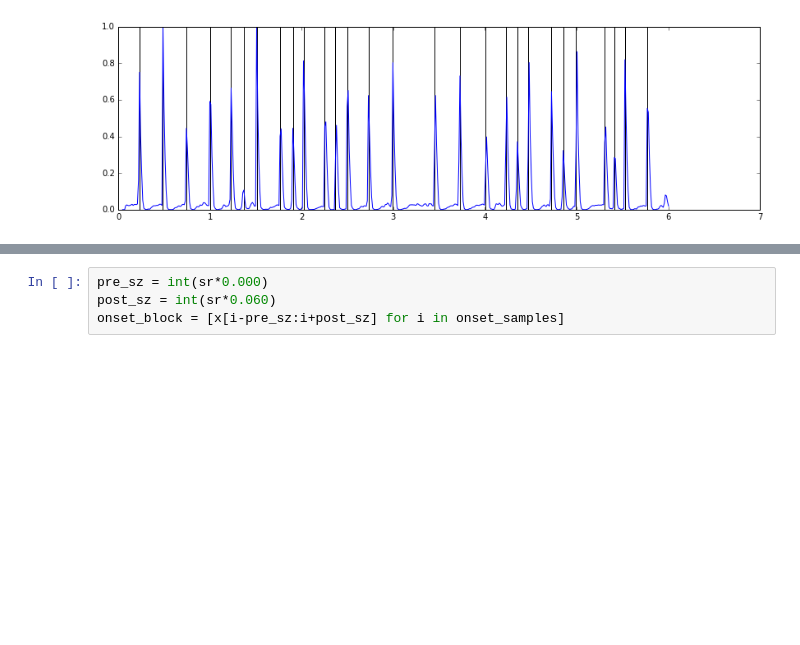
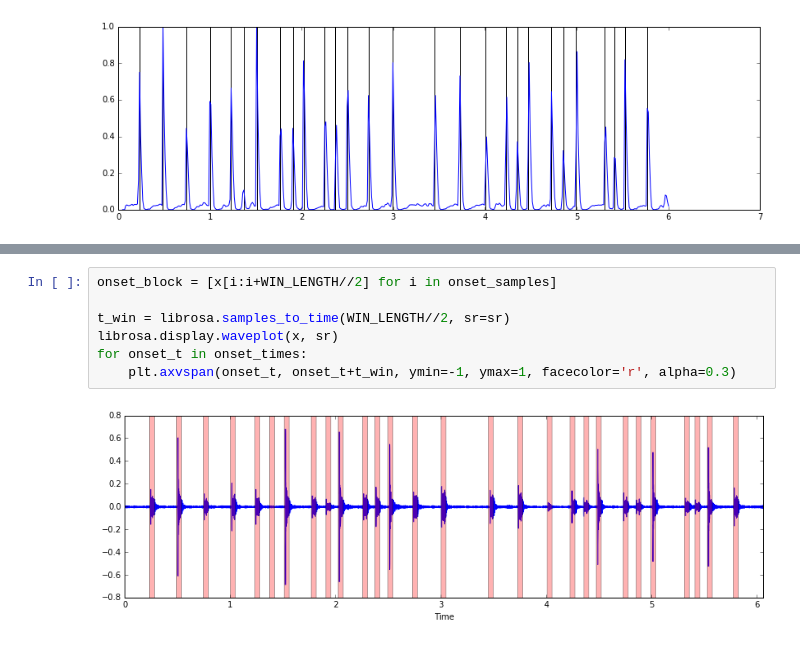
Before and after one commit to worldmaker18349276/K-AIKO, a Jupyter notebook: knock_analysis.ipynb, the cells around one changed output, grey strips where cells are left out. Cells and saved outputs as stored; diff of their text form; blank space fills up the shorter version.

```diff
--- a/knock_analysis.ipynb
+++ b/knock_analysis.ipynb
@@ -61,7 +61,12 @@ clicks = librosa.clicks(times=onset_times, length=len(x))
 IPython.display.Audio(x + clicks, rate=sr)
 # %% [output]
 [interactive output not drawn]
-# %%
-pre_sz = int(sr*0.000)
-post_sz = int(sr*0.060)
-onset_block = [x[i-pre_sz:i+post_sz] for i in onset_samples]
+# %%
+onset_block = [x[i:i+WIN_LENGTH//2] for i in onset_samples]
+
+t_win = librosa.samples_to_time(WIN_LENGTH//2, sr=sr)
+librosa.display.waveplot(x, sr)
+for onset_t in onset_times:
+    plt.axvspan(onset_t, onset_t+t_win, ymin=-1, ymax=1, facecolor='r', alpha=0.3)
+# %% [output]
+[figure, added]
```
Also changed, not shown: parts of 4 cells of this notebook, 1 other file.
